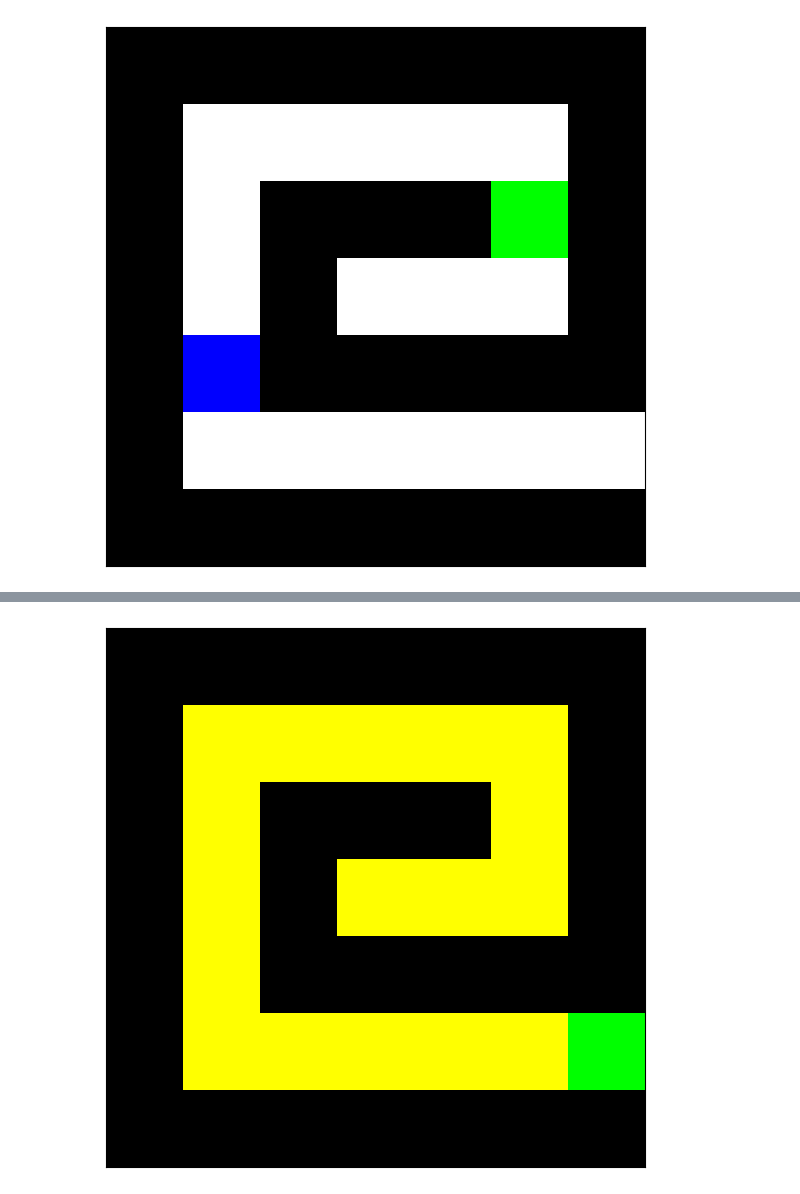
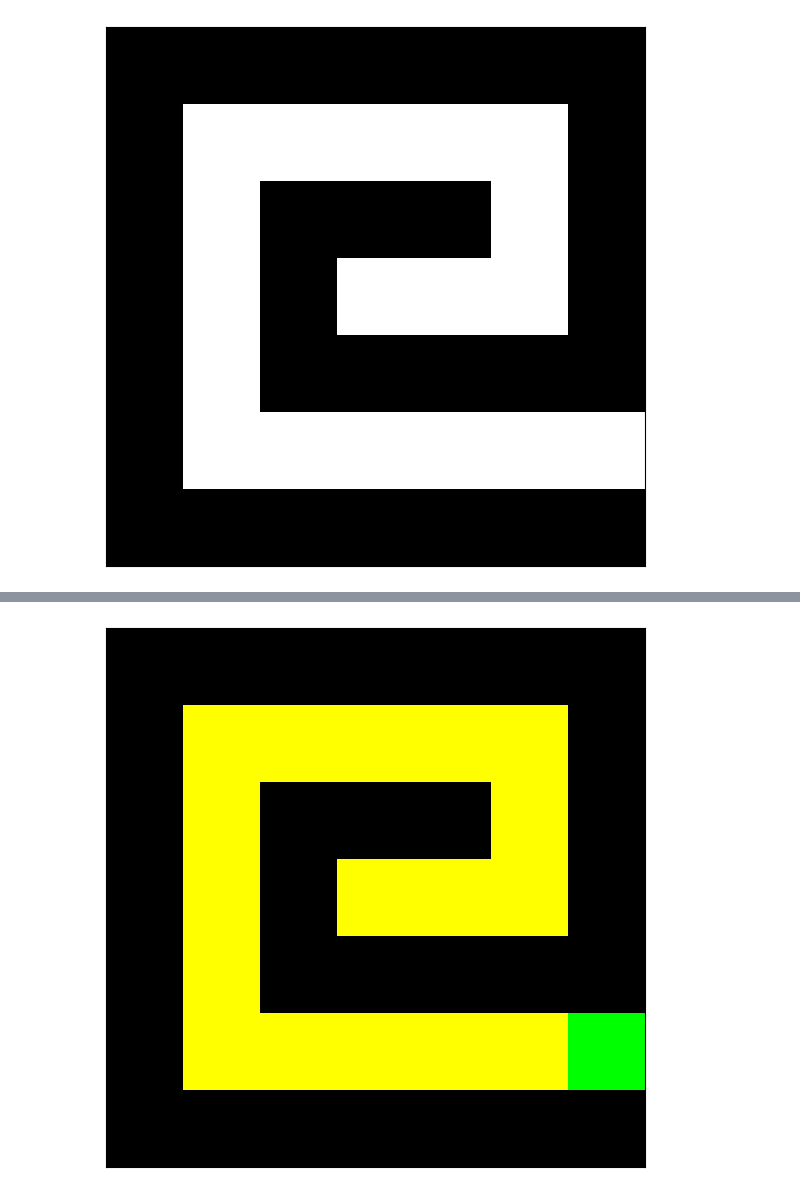
Before and after one commit to hokincode/spiral_maze, a Jupyter notebook: make_illustr_figures.ipynb, the cells around one changed output, grey strips where cells are left out. Saved outputs shown, nothing was run; the diff lists cells and outputs as text; code cells hidden in the pictures.

```diff
--- a/make_illustr_figures.ipynb
+++ b/make_illustr_figures.ipynb
@@ -156,13 +157,13 @@ class ModelBasedAgent:
 # %%
 # Create an instance of MazeGame
 maze_game = MazeGame()
 
 # Set the initial and exit positions
-maze_game.initialPosition(4, 1)
-maze_game.setExit(2, 5)
+#maze_game.initialPosition(3, 3)
+#maze_game.setExit(5, 6)
 maze_game.plot()
 # %% [output]
-[figure, old version]
+[figure, new version]
 # %%
 # Initialize the model-based agent with the maze game and update its values
 model_based_agent = ModelBasedAgent(maze_game)
```
Also changed, not shown: parts of 1 cell of this notebook.
